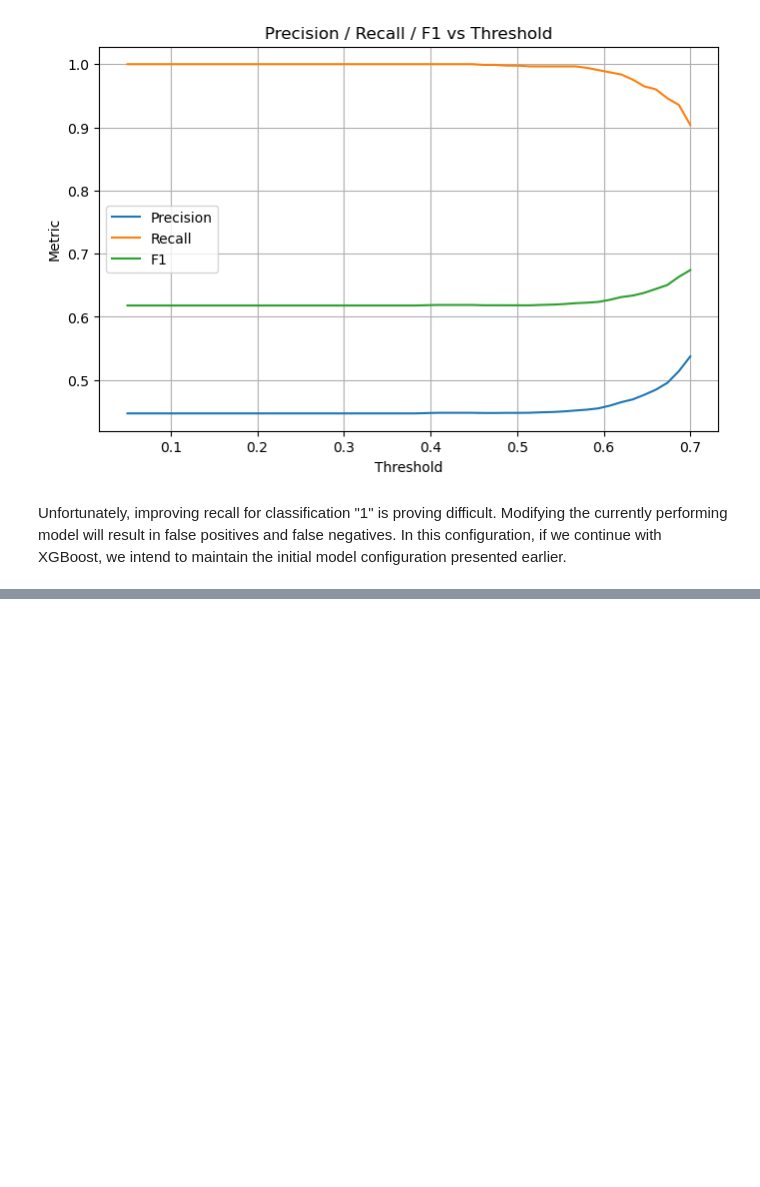
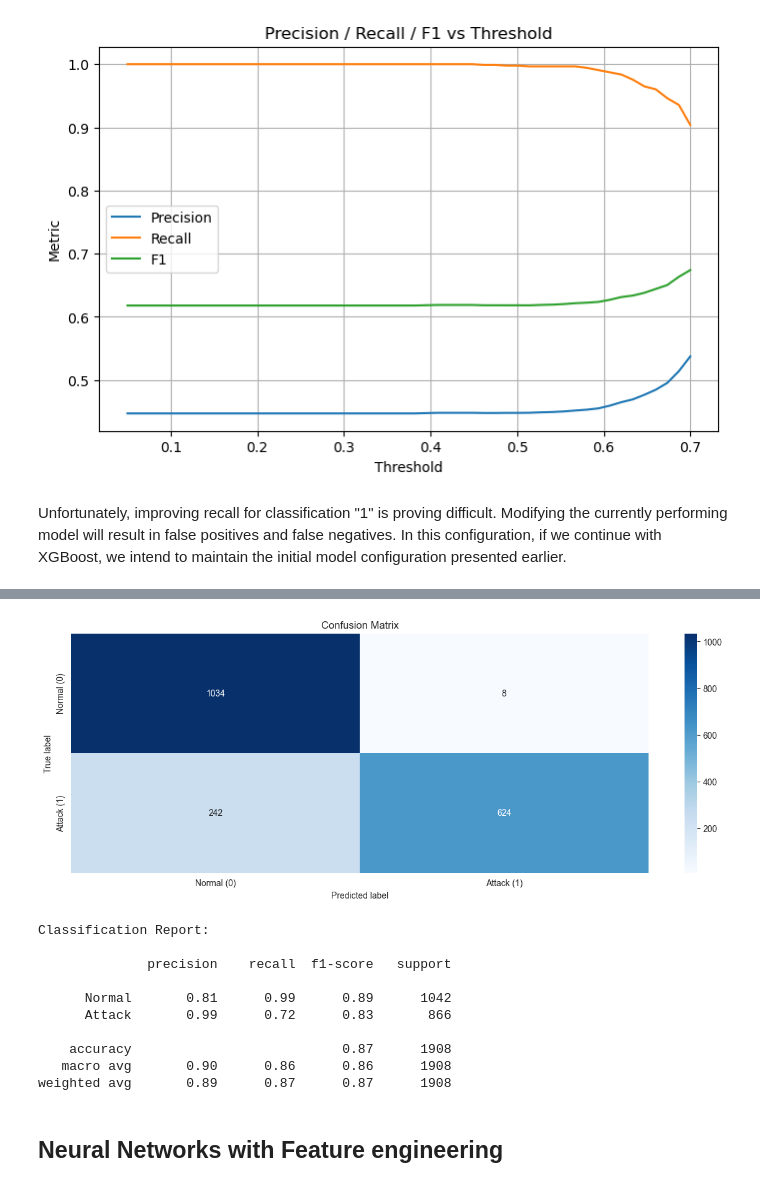
Before and after one commit to manGjv/Cybersecurity-Intrusion-Detection, a Jupyter notebook: project.ipynb, the cells around one changed output, grey strips where cells are left out. Saved outputs shown, nothing was run; the diff lists cells and outputs as text; code cells hidden in the pictures; blank space fills up the shorter version.

```diff
--- a/project.ipynb
+++ b/project.ipynb
@@ -1236,0 +1323,15 @@ Unfortunately, improving recall for classification "1" is proving difficult. Mod
+# %%
+# Drop categorical columns and identifier
+cols_to_drop = ['session_id', 'protocol_type', 'encryption_used', 'browser_type', 'attack_detected']
+# %%
+# Create features and target
+X = df.drop(columns=cols_to_drop)
+y=df['attack_detected']
+# %%
+# Split the data
+X_train, X_test, y_train, y_test = train_test_split(X, y, test_size=0.2, random_state=42)
+# %%
+# Scale the data
+scaler = StandardScaler()
+X_train_scaled = scaler.fit_transform(X_train)
+X_test_scaled = scaler.transform(X_test)
@@ -1236,0 +1431,24 @@ Unfortunately, improving recall for classification "1" is proving difficult. Mod
+# %%
+# Get the probabilities from the Neural Network
+y_pred_proba_nn = model.predict(X_test_scaled)
+
+# Convert Probbilities to classes (0 or 1)
+y_pred_nn = (y_pred_proba_nn > 0.5).astype("int32")
+
+# Generate the Confusion Matrix
+cm = confusion_matrix(y_test, y_pred_nn)
+
+# Plotting
+plt.figure(figsize=(15, 5))
+sns.heatmap(cm, annot=True, fmt='d', cmap='Blues',
+            xticklabels=['Normal (0)', 'Attack (1)'],
+            yticklabels=['Normal (0)', 'Attack (1)'])
+plt.xlabel('Predicted label')
+plt.ylabel('True label')
+plt.title('Confusion Matrix')
+plt.show()
+
+# Calssification report
+print("\nClassification Report:\n")
+print(classification_report(y_test, y_pred_nn, target_names=['Normal', 'Attack']))
+# %% [output]
@@ -1236,0 +1456,13 @@ Unfortunately, improving recall for classification "1" is proving difficult. Mod
+[figure, added]
+Classification Report:
+
+              precision    recall  f1-score   support
+
+      Normal       0.81      0.99      0.89      1042
+      Attack       0.99      0.72      0.83       866
+
+    accuracy                           0.87      1908
+   macro avg       0.90      0.86      0.86      1908
+weighted avg       0.89      0.87      0.87      1908
+# %% [markdown]
+## Neural Networks with Feature engineering
```
Also changed, not shown: parts of 25 cells of this notebook.
